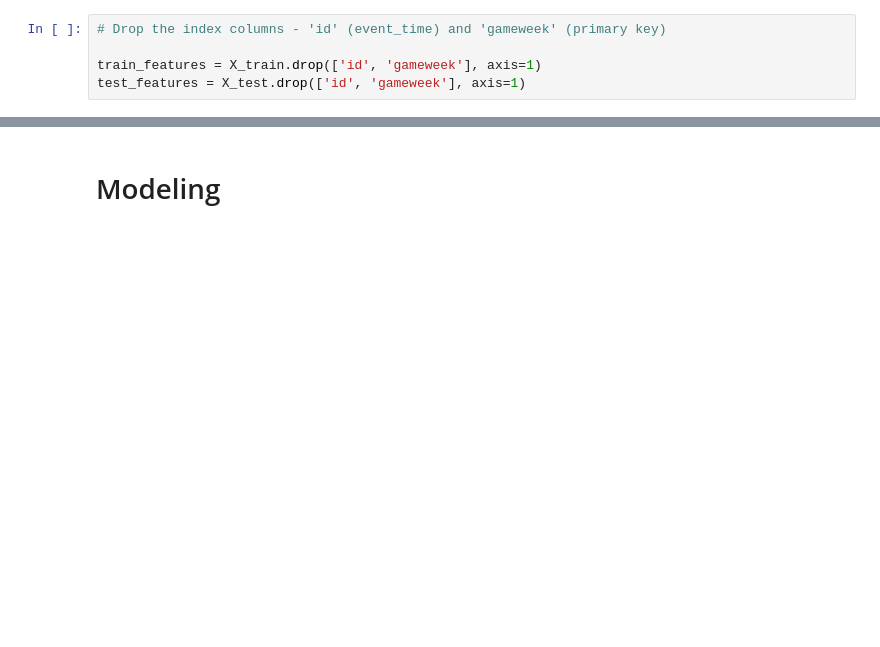
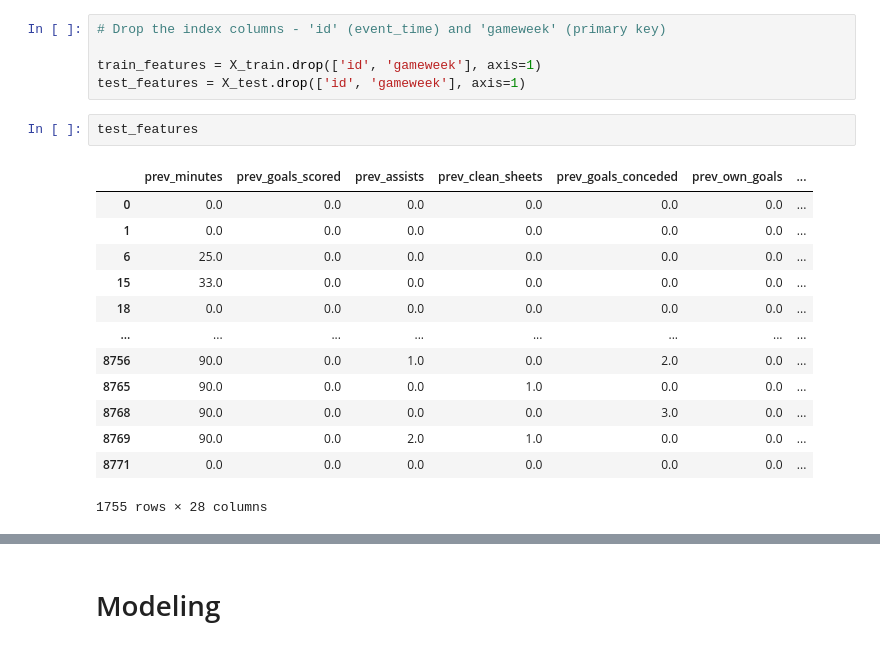
Before and after one commit to RubenvanGemeren/ID2223-Scalable-Machine-Learning, a Jupyter notebook: fpl_project/3_fpl_training_pipeline.ipynb, the cells around one changed output, grey strips where cells are left out. Cells and saved outputs as stored; diff of their text form; blank space fills up the shorter version.

```diff
--- a/fpl_project/3_fpl_training_pipeline.ipynb
+++ b/fpl_project/3_fpl_training_pipeline.ipynb
@@ -103,6 +108,22 @@ X_train
 
 train_features = X_train.drop(['id', 'gameweek'], axis=1)
 test_features = X_test.drop(['id', 'gameweek'], axis=1)
+# %%
+test_features
+# %% [output]
+|  | prev_minutes | prev_goals_scored | prev_assists | prev_clean_sheets | prev_goals_conceded | prev_own_goals | ... |
+| 0 | 0.0 | 0.0 | 0.0 | 0.0 | 0.0 | 0.0 | ... |
+| 1 | 0.0 | 0.0 | 0.0 | 0.0 | 0.0 | 0.0 | ... |
+| 6 | 25.0 | 0.0 | 0.0 | 0.0 | 0.0 | 0.0 | ... |
+| 15 | 33.0 | 0.0 | 0.0 | 0.0 | 0.0 | 0.0 | ... |
+| 18 | 0.0 | 0.0 | 0.0 | 0.0 | 0.0 | 0.0 | ... |
+| ... | ... | ... | ... | ... | ... | ... | ... |
+| 8756 | 90.0 | 0.0 | 1.0 | 0.0 | 2.0 | 0.0 | ... |
+| 8765 | 90.0 | 0.0 | 0.0 | 1.0 | 0.0 | 0.0 | ... |
+| 8768 | 90.0 | 0.0 | 0.0 | 0.0 | 3.0 | 0.0 | ... |
+| 8769 | 90.0 | 0.0 | 2.0 | 1.0 | 0.0 | 0.0 | ... |
+| 8771 | 0.0 | 0.0 | 0.0 | 0.0 | 0.0 | 0.0 | ... |
+1755 rows × 28 columns
 # %%
 y_train
 # %% [output]
```
Also changed, not shown: parts of 12 cells of this notebook, 13 other files.
